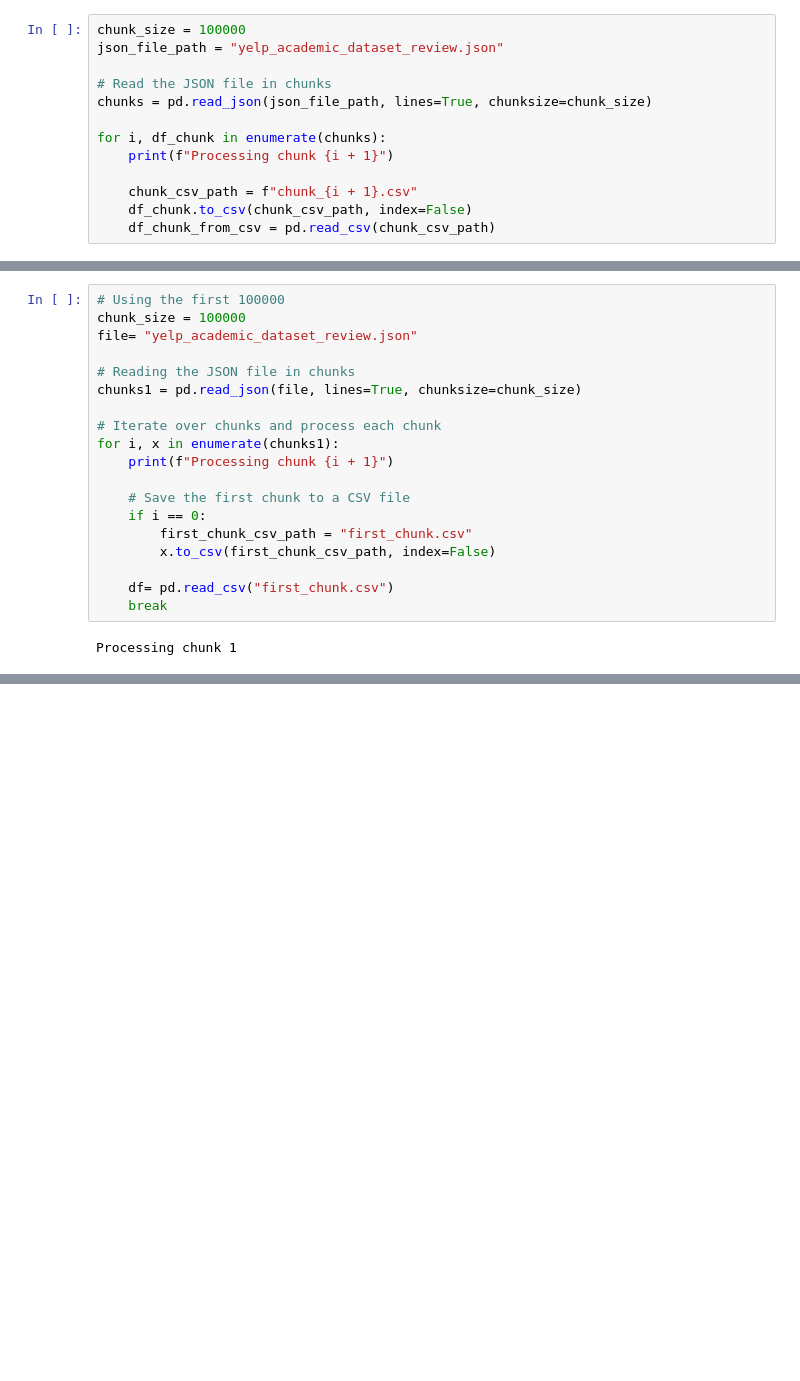
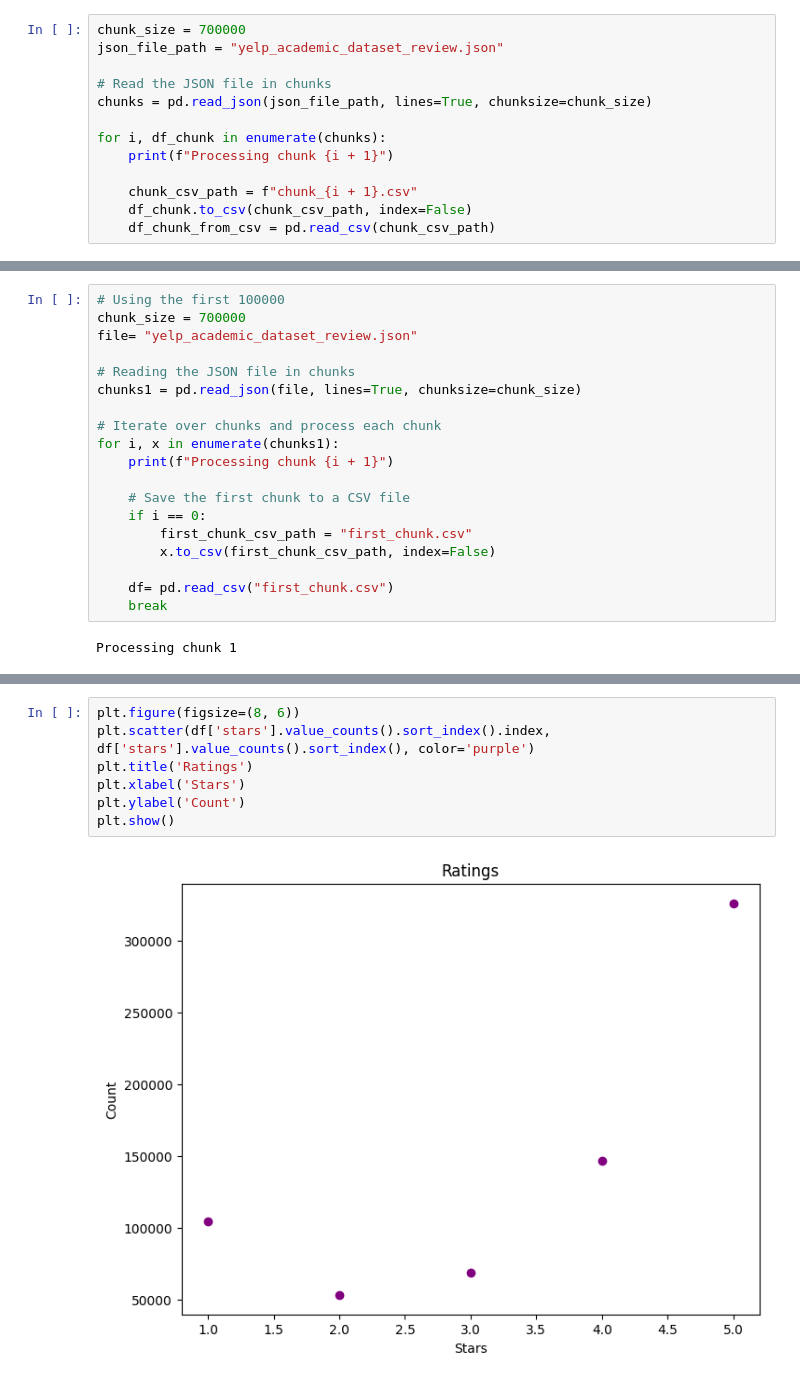
Before and after one commit to AbdulSheffa/DL_CW_2, a Jupyter notebook: coursework.ipynb, the cells around one changed output, grey strips where cells are left out. Cells and saved outputs as stored; diff of their text form; blank space fills up the shorter version.

```diff
--- a/coursework.ipynb
+++ b/coursework.ipynb
@@ -32,7 +36,7 @@ Processing chunk 70
 # %% [markdown]
 ### Load data
 # %%
-chunk_size = 100000
+chunk_size = 700000
 json_file_path = "yelp_academic_dataset_review.json"
 
 # Read the JSON file in chunks
@@ -47,6 +62,6 @@ for i, df_chunk in enumerate(chunks):
 # %%
 # Using the first 100000
-chunk_size = 100000
+chunk_size = 700000
 file= "yelp_academic_dataset_review.json"
 
 # Reading the JSON file in chunks
@@ -67,0 +121,9 @@ Processing chunk 1
+# %%
+plt.figure(figsize=(8, 6))
+plt.scatter(df['stars'].value_counts().sort_index().index, df['stars'].value_counts().sort_index(), color='purple')
+plt.title('Ratings')
+plt.xlabel('Stars')
+plt.ylabel('Count')
+plt.show()
+# %% [output]
+[figure, added]
```
Also changed, not shown: parts of 98 cells of this notebook.
